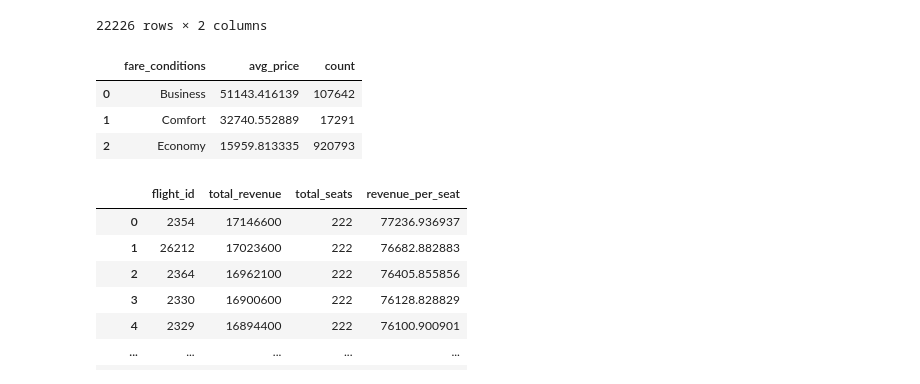
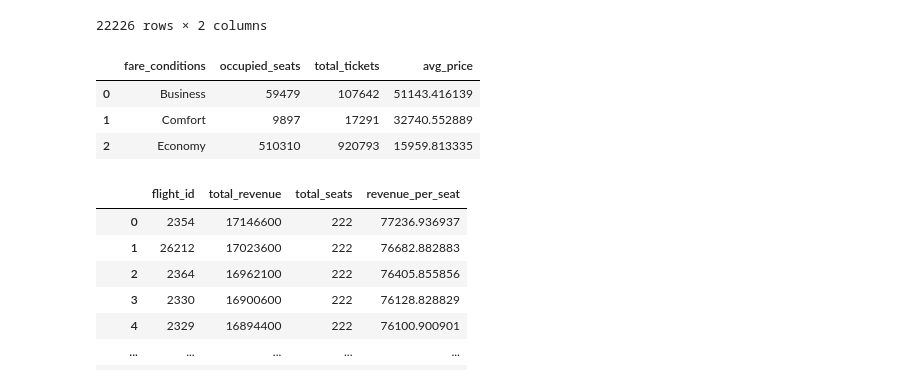
Before and after one commit to YamenNahhas/my-data-project, a Jupyter notebook: notebooks/Airline Data Analysis Using SQL.ipynb, the cells around one changed output. Saved outputs shown, nothing was run; the diff lists cells and outputs as text; code cells hidden in the pictures.

```diff
--- a/notebooks/Airline Data Analysis Using SQL.ipynb
+++ b/notebooks/Airline Data Analysis Using SQL.ipynb
@@ -279,19 +279,41 @@ display(df_revenue_per_flight)
 22226 rows × 2 columns
 # %%
 #comparison of Business vs Economy
-sql_query = '''SELECT
-    fare_conditions,
-    AVG(amount) AS avg_price,
-    COUNT(*) AS count
-FROM ticket_flights
-GROUP BY fare_conditions'''
-df_fare_condition_avg_amount = pd.read_sql_query(sql_query, conn)
-display(df_fare_condition_avg_amount)
+sql_query = '''WITH occupied AS (
+    SELECT
+        tf.fare_conditions,
+        COUNT(*) AS occupied_seats
+    FROM boarding_passes bp
+    JOIN ticket_flights tf
+        ON bp.ticket_no = tf.ticket_no
+       AND bp.flight_id = tf.flight_id
+    GROUP BY tf.fare_conditions
+),
+
+pricing AS (
+    SELECT
+        fare_conditions,
+        AVG(amount) AS avg_price,
+        COUNT(*) AS total_tickets
+    FROM ticket_flights
+    GROUP BY fare_conditions
+)
+
+SELECT
+    p.fare_conditions,
+    o.occupied_seats,
+    p.total_tickets,
+    p.avg_price
+FROM pricing p
+LEFT JOIN occupied o
+    ON p.fare_conditions = o.fare_conditions'''
+df_fare_condition_comparison = pd.read_sql_query(sql_query, conn)
+display(df_fare_condition_comparison)
 # %% [output]
-|  | fare_conditions | avg_price | count |
-| 0 | Business | 51143.416139 | 107642 |
-| 1 | Comfort | 32740.552889 | 17291 |
-| 2 | Economy | 15959.813335 | 920793 |
+|  | fare_conditions | occupied_seats | total_tickets | avg_price |
+| 0 | Business | 59479 | 107642 | 51143.416139 |
+| 1 | Comfort | 9897 | 17291 | 32740.552889 |
+| 2 | Economy | 510310 | 920793 | 15959.813335 |
 # %%
 #calculation of revenue per seat
 sql_query = '''WITH revenue AS (
```
Also changed, not shown: parts of 3 cells of this notebook.
